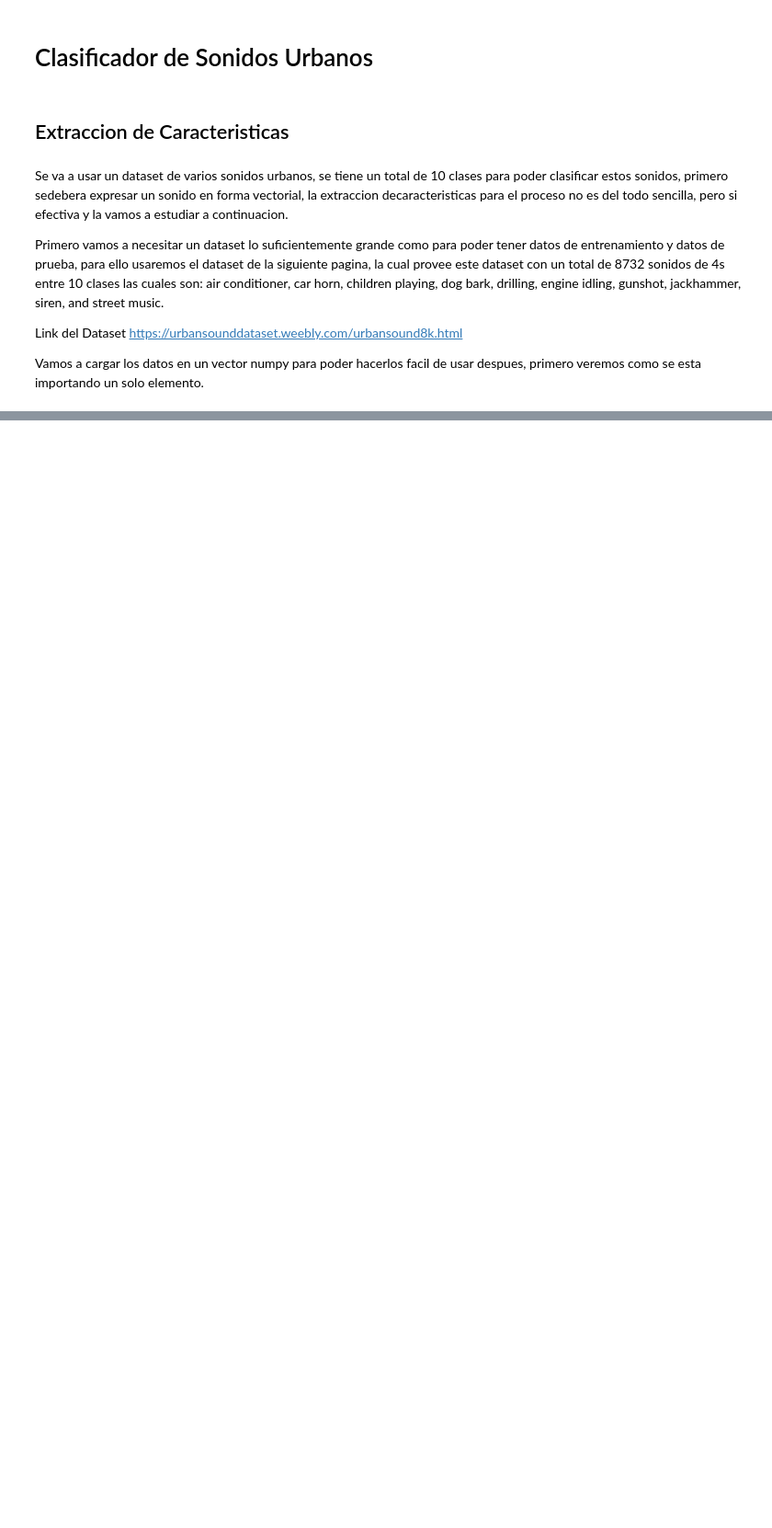
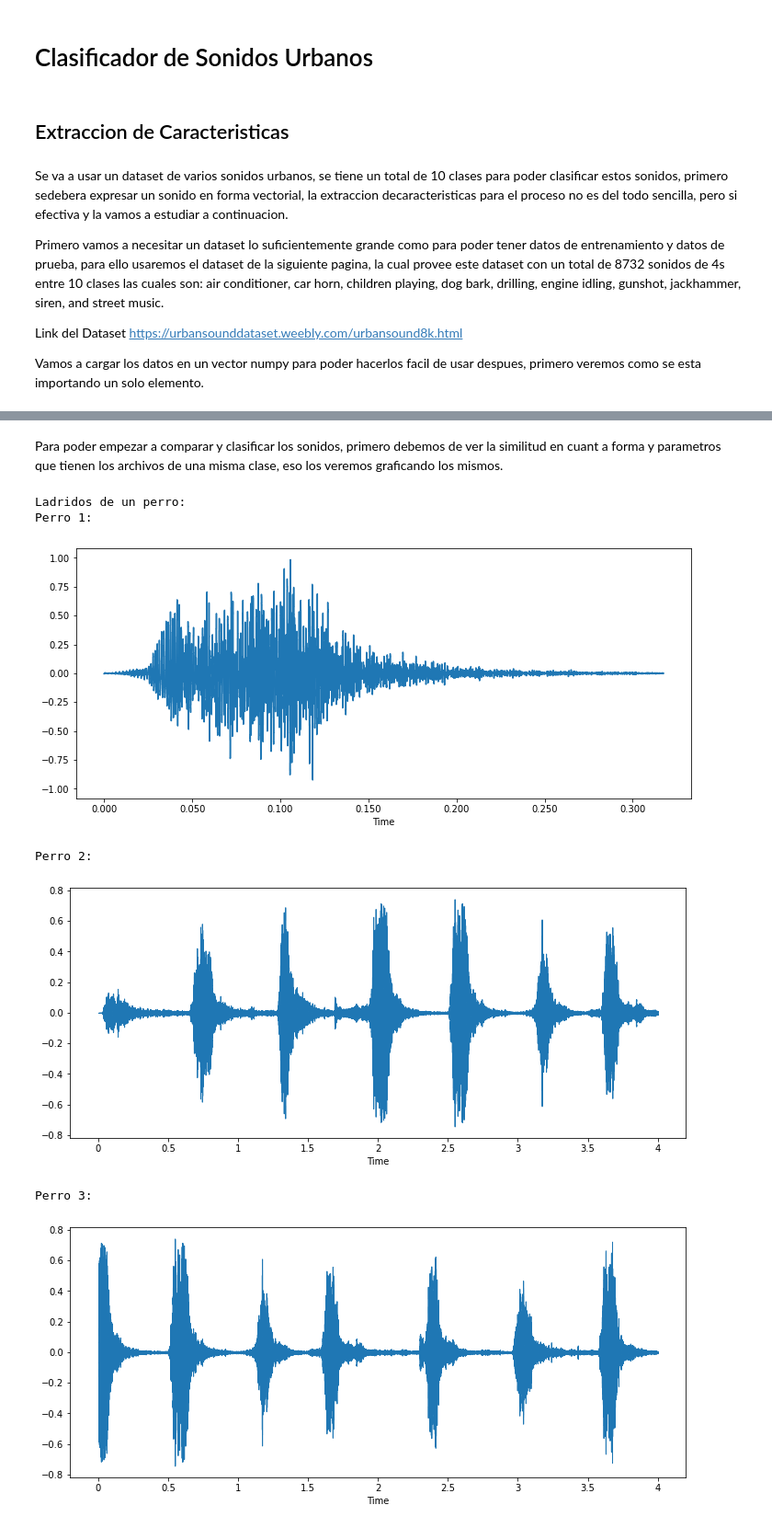
Before and after one commit to jhoel100/EDA-Proyecto, a Jupyter notebook: Clasificacion KDTREE.ipynb, the cells around one changed output, grey strips where cells are left out. Shown at 92% size. Saved outputs shown, nothing was run; the diff lists cells and outputs as text; code cells hidden in the pictures; blank space fills up the shorter version.

```diff
--- a/Clasificacion KDTREE.ipynb
+++ b/Clasificacion KDTREE.ipynb
@@ -43,3 +66,42 @@ audio_path3 = 'C:\\MusicaDataset\\audio\\UNIDO\\100652-3-0-1.wav'
 ipd.Audio(audio_path3)
 # %% [output]
 [interactive output not drawn]
+# %% [markdown]
+Para poder empezar a comparar y clasificar los sonidos, primero debemos de ver la similitud en cuant a forma y parametros que tienen los archivos de una misma clase, eso los veremos graficando los mismos.
+# %%
+print("Ladridos de un perro: ")
+print("Perro 1: ")
+audio_path = 'C:\\MusicaDataset\\audio\\UNIDO\\100032-3-0-0.wav'
+ipd.Audio(audio_path)
+x, sr = librosa.load(audio_path)
+
+#Imprimir el ejemplo
+plt.figure(figsize=(12, 5))
+librosa.display.waveshow(x, sr=sr)
+plt.show()
+
+print("Perro 2: ")
+ipd.Audio(audio_path2)
+x2, sr2 = librosa.load(audio_path2)
+
+#Imprimir el ejemplo
+plt.figure(figsize=(12, 5))
+librosa.display.waveshow(x2, sr=sr2)
+plt.show()
+
+print("Perro 3: ")
+ipd.Audio(audio_path3)
+x3, sr3 = librosa.load(audio_path3)
+
+#imprimir el ejemplo
+plt.figure(figsize=(12, 5))
+librosa.display.waveshow(x3, sr=sr3)
+plt.show()
+# %% [output]
+Ladridos de un perro:
+Perro 1:
+[figure, added]
+Perro 2:
+[figure, added]
+Perro 3:
+[figure, added]
```
Also changed, not shown: parts of 4 cells of this notebook.
